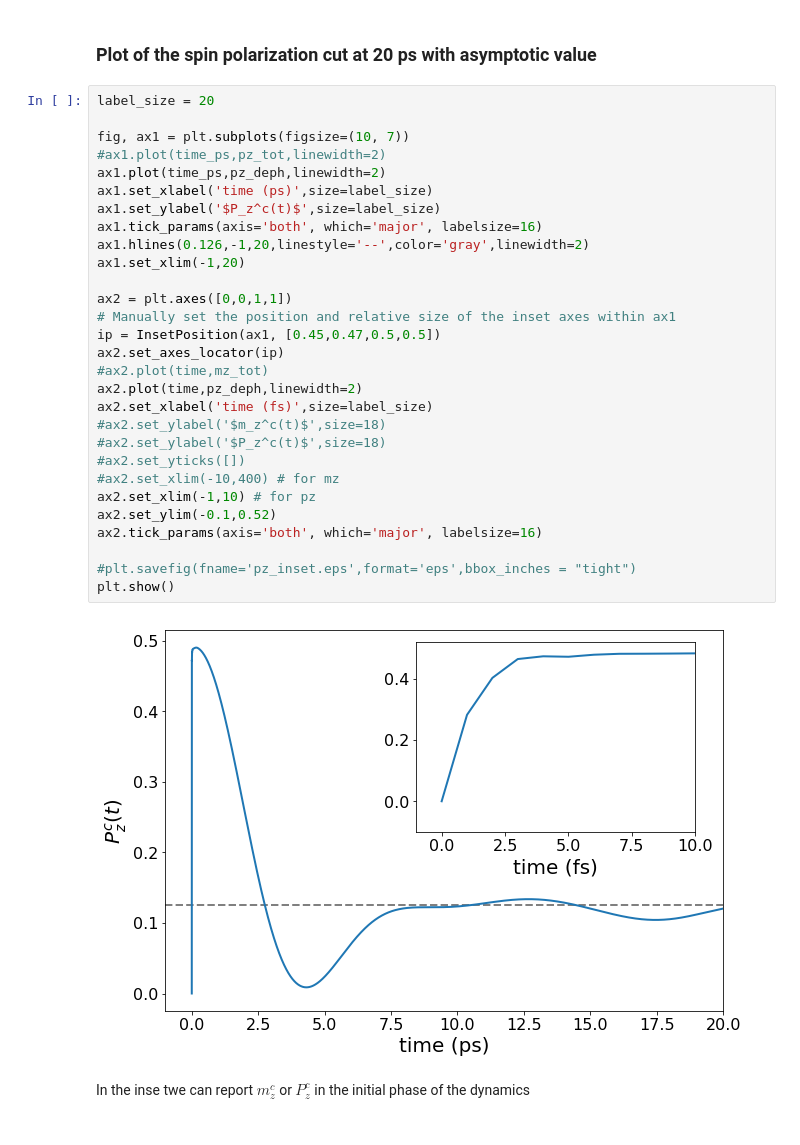
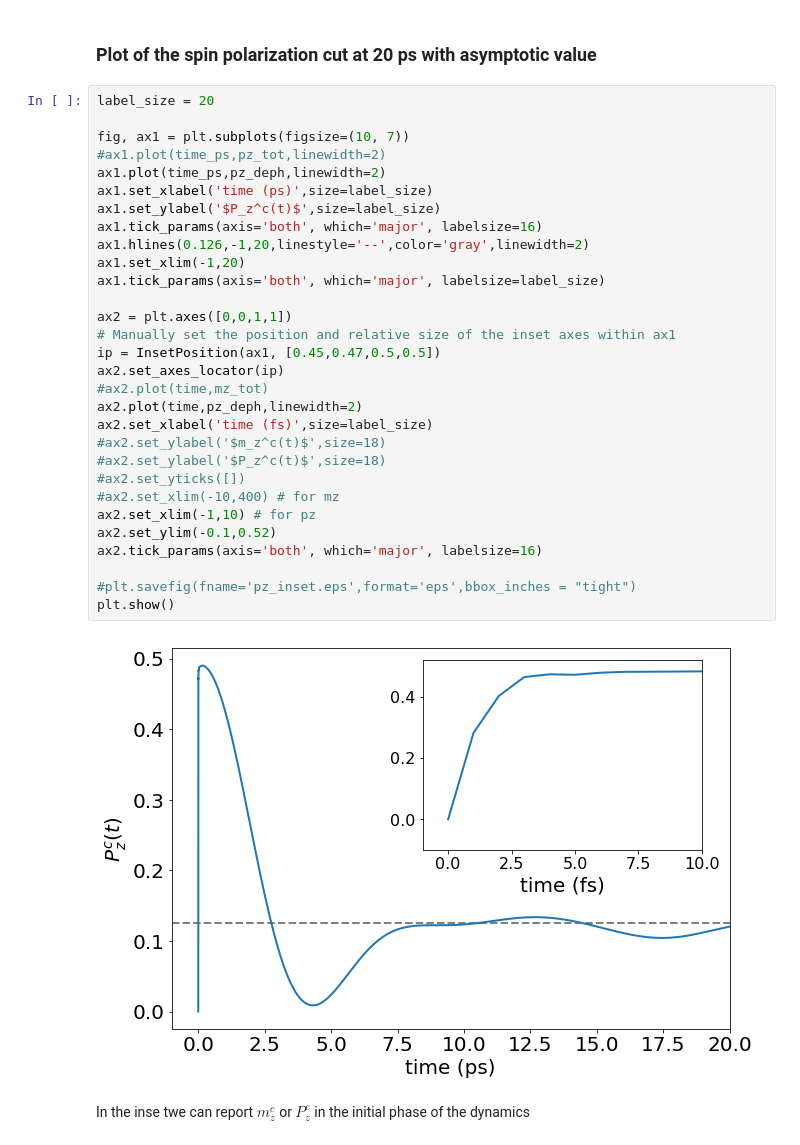
Before and after one commit to marcodalessandro76/Generation-and-decay-of-the-degree-of-spin-polarization-in-GaAs, a Jupyter notebook: ANALYSIS_Plots.ipynb, the cells around one changed output. Saved outputs shown, nothing was run; the diff lists cells and outputs as text.

```diff
--- a/ANALYSIS_Plots.ipynb
+++ b/ANALYSIS_Plots.ipynb
@@ -548,34 +611,35 @@ damping time 82.71335391999999 ps
 # %%
 label_size = 20
 
 fig, ax1 = plt.subplots(figsize=(10, 7))
 #ax1.plot(time_ps,pz_tot,linewidth=2)
 ax1.plot(time_ps,pz_deph,linewidth=2)
 ax1.set_xlabel('time (ps)',size=label_size)
 ax1.set_ylabel('$P_z^c(t)$',size=label_size)
 ax1.tick_params(axis='both', which='major', labelsize=16)
 ax1.hlines(0.126,-1,20,linestyle='--',color='gray',linewidth=2)
 ax1.set_xlim(-1,20)
+ax1.tick_params(axis='both', which='major', labelsize=label_size)
 
 ax2 = plt.axes([0,0,1,1])
 # Manually set the position and relative size of the inset axes within ax1
 ip = InsetPosition(ax1, [0.45,0.47,0.5,0.5])
 ax2.set_axes_locator(ip)
 #ax2.plot(time,mz_tot)
 ax2.plot(time,pz_deph,linewidth=2)
 ax2.set_xlabel('time (fs)',size=label_size)
 #ax2.set_ylabel('$m_z^c(t)$',size=18)
 #ax2.set_ylabel('$P_z^c(t)$',size=18)
 #ax2.set_yticks([])
 #ax2.set_xlim(-10,400) # for mz
 ax2.set_xlim(-1,10) # for pz
 ax2.set_ylim(-0.1,0.52)
 ax2.tick_params(axis='both', which='major', labelsize=16)
 
 #plt.savefig(fname='pz_inset.eps',format='eps',bbox_inches = "tight")
 plt.show()
 # %% [output]
-[figure, old version]
+[figure, new version]
 # %% [markdown]
 In the inse twe can report $m_z^c$ or $P_z^c$ in the initial phase of the dynamics
 # %% [markdown]
```
Also changed, not shown: parts of 15 cells of this notebook, 3 other files.
